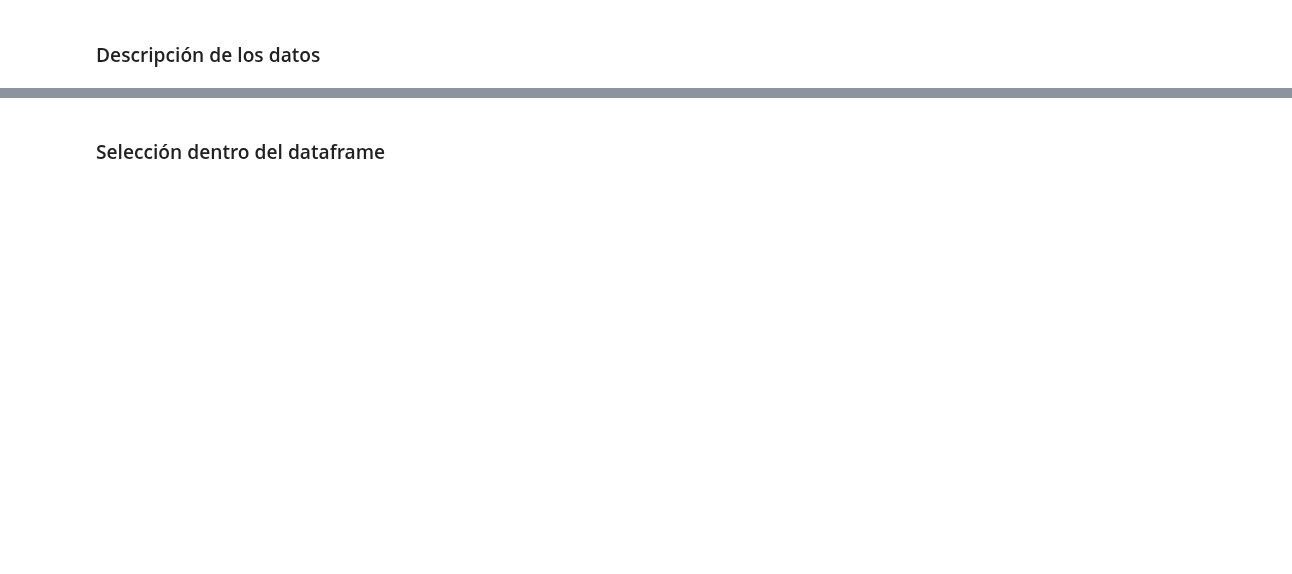
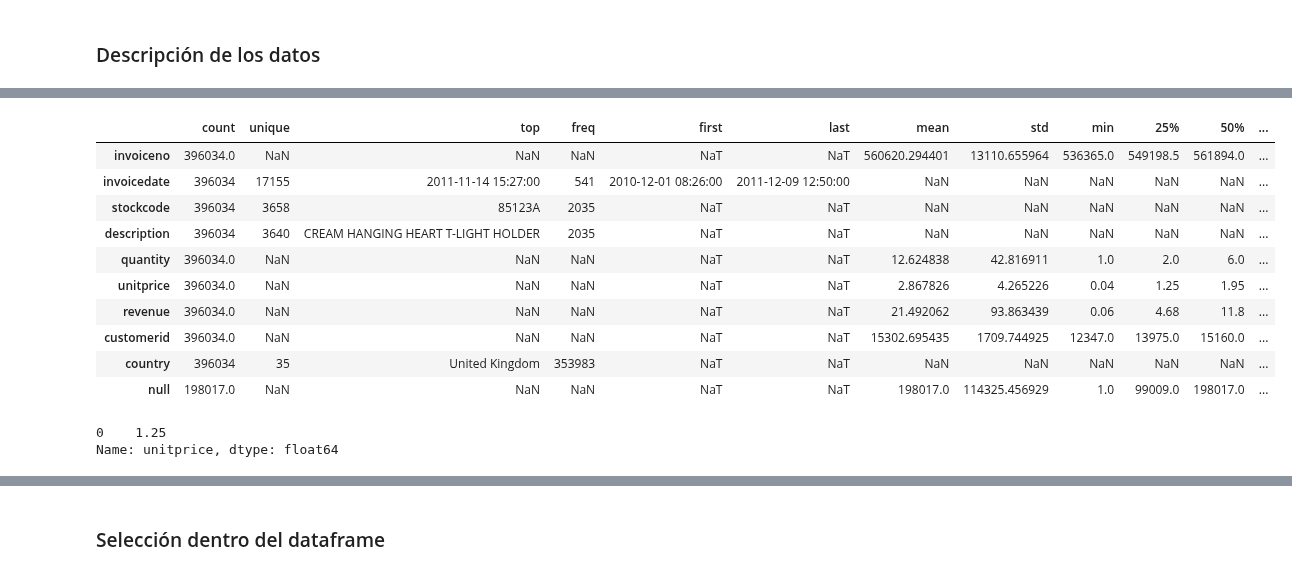
Before and after one commit to Ironhack-Data-Madrid-Enero-2023/apuntes_clase, a Jupyter notebook: semana_2/2.1 - Pandas Deepdive.ipynb, the cells around one changed output, grey strips where cells are left out. Saved outputs shown, nothing was run; the diff lists cells and outputs as text; code cells hidden in the pictures; blank space fills up the shorter version.

```diff
--- a/semana_2/2.1 - Pandas Deepdive.ipynb
+++ b/semana_2/2.1 - Pandas Deepdive.ipynb
@@ -6,0 +140,4 @@
+# %%
+df.columns = [e.lower().replace(' ', '') for e in df.columns]
+
+df.head()
@@ -6,0 +151,4 @@
+# %%
+df=df.rename(columns={'nullid': 'null'})  # solo una
+
+df.head()
@@ -6,0 +162,4 @@
+# %%
+df=df.rename(columns={'null': 0})  # solo una
+
+df.head()
@@ -6,0 +177,4 @@
+# %%
+df=df.rename(columns={0: 'null'})  # solo una
+
+df.head()
@@ -8,0 +306,19 @@
+# %%
+df.describe(include='all').T
+# %% [output]
+|  | count | unique | top | freq | first | last | mean | std | min | 25% | 50% | ... |
+| invoiceno | 396034.0 | NaN | NaN | NaN | NaT | NaT | 560620.294401 | 13110.655964 | 536365.0 | 549198.5 | 561894.0 | ... |
+| invoicedate | 396034 | 17155 | 2011-11-14 15:27:00 | 541 | 2010-12-01 08:26:00 | 2011-12-09 12:50:00 | NaN | NaN | NaN | NaN | NaN | ... |
+| stockcode | 396034 | 3658 | 85123A | 2035 | NaT | NaT | NaN | NaN | NaN | NaN | NaN | ... |
+| description | 396034 | 3640 | CREAM HANGING HEART T-LIGHT HOLDER | 2035 | NaT | NaT | NaN | NaN | NaN | NaN | NaN | ... |
+| quantity | 396034.0 | NaN | NaN | NaN | NaT | NaT | 12.624838 | 42.816911 | 1.0 | 2.0 | 6.0 | ... |
+| unitprice | 396034.0 | NaN | NaN | NaN | NaT | NaT | 2.867826 | 4.265226 | 0.04 | 1.25 | 1.95 | ... |
+| revenue | 396034.0 | NaN | NaN | NaN | NaT | NaT | 21.492062 | 93.863439 | 0.06 | 4.68 | 11.8 | ... |
+| customerid | 396034.0 | NaN | NaN | NaN | NaT | NaT | 15302.695435 | 1709.744925 | 12347.0 | 13975.0 | 15160.0 | ... |
+| country | 396034 | 35 | United Kingdom | 353983 | NaT | NaT | NaN | NaN | NaN | NaN | NaN | ... |
+| null | 198017.0 | NaN | NaN | NaN | NaT | NaT | 198017.0 | 114325.456929 | 1.0 | 99009.0 | 198017.0 | ... |
+# %%
+df.unitprice.mode()
+# %% [output]
+0    1.25
+Name: unitprice, dtype: float64
```
Also changed, not shown: parts of 61 cells of this notebook.
